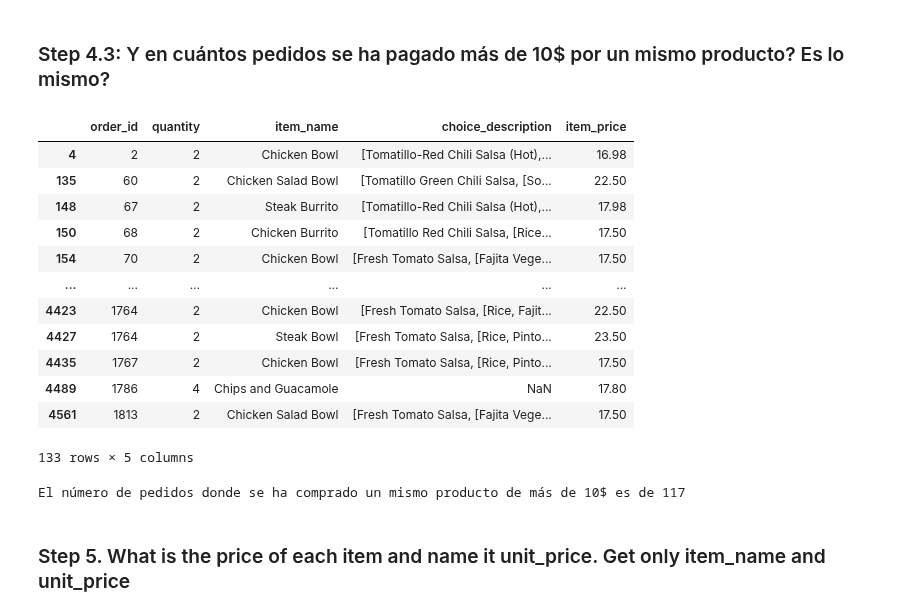
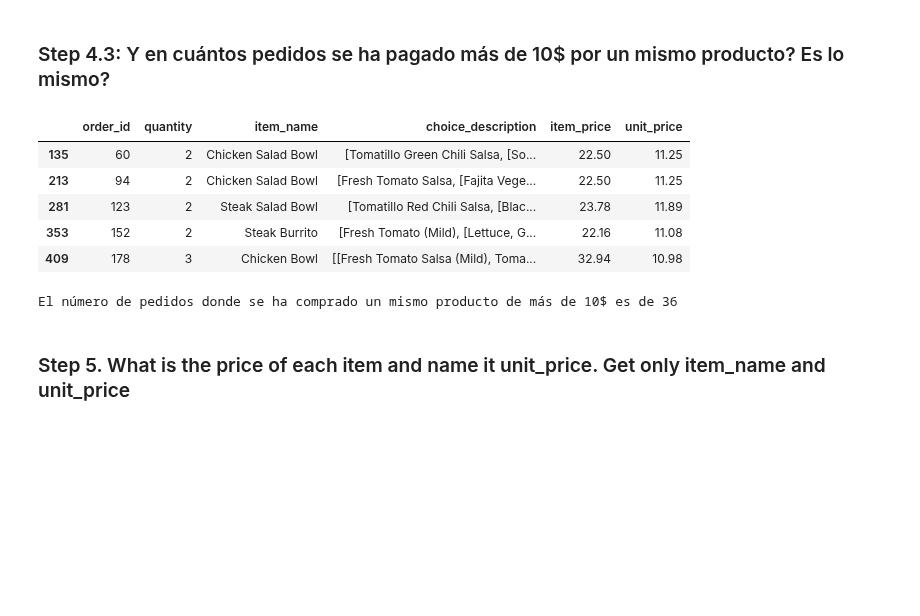
Before and after one commit to alexadodu/2026-10-BILBAO-FT-Data-Science, a Jupyter notebook: 2-Data_Analysis/2-Pandas/Practica/1-Chipotle/Chipotle_alexa.ipynb, the cells around one changed output. Saved outputs shown, nothing was run; the diff lists cells and outputs as text; code cells hidden in the pictures; blank space fills up the shorter version.

```diff
--- a/2-Data_Analysis/2-Pandas/Practica/1-Chipotle/Chipotle_alexa.ipynb
+++ b/2-Data_Analysis/2-Pandas/Practica/1-Chipotle/Chipotle_alexa.ipynb
@@ -48,4 +52,4 @@ memory usage: 180.7 KB
 chipo["item_price"] = chipo["item_price"].str.replace("$","")
 chipo["item_price"]= chipo["item_price"].astype(float)
 
-chipo["item_price"]
+chipo["unit_price"] = chipo["item_price"] / chipo["quantity"]
@@ -105,28 +103,21 @@ pedidos_precio[pedidos_precio > 10].size # da el número de pedidos de más de 1
 # %%
 # No, son productos de más de 10$ que se haya comprado más de 2 veces en un mismo order_id
 productos_mas_de_10 = chipo[chipo["quantity"] >= 2]
-productos_mas_de_10 = productos_mas_de_10[productos_mas_de_10["item_price"] > 10]
-productos_mas_de_10
+productos_mas_de_10 = productos_mas_de_10[productos_mas_de_10["unit_price"] > 10]
+productos_mas_de_10.head()
 # %% [output]
-|  | order_id | quantity | item_name | choice_description | item_price |
-| 4 | 2 | 2 | Chicken Bowl | [Tomatillo-Red Chili Salsa (Hot),... | 16.98 |
-| 135 | 60 | 2 | Chicken Salad Bowl | [Tomatillo Green Chili Salsa, [So... | 22.50 |
-| 148 | 67 | 2 | Steak Burrito | [Tomatillo-Red Chili Salsa (Hot),... | 17.98 |
-| 150 | 68 | 2 | Chicken Burrito | [Tomatillo Red Chili Salsa, [Rice... | 17.50 |
-| 154 | 70 | 2 | Chicken Bowl | [Fresh Tomato Salsa, [Fajita Vege... | 17.50 |
-| ... | ... | ... | ... | ... | ... |
-| 4423 | 1764 | 2 | Chicken Bowl | [Fresh Tomato Salsa, [Rice, Fajit... | 22.50 |
-| 4427 | 1764 | 2 | Steak Bowl | [Fresh Tomato Salsa, [Rice, Pinto... | 23.50 |
-| 4435 | 1767 | 2 | Chicken Bowl | [Fresh Tomato Salsa, [Rice, Pinto... | 17.50 |
-| 4489 | 1786 | 4 | Chips and Guacamole | NaN | 17.80 |
-| 4561 | 1813 | 2 | Chicken Salad Bowl | [Fresh Tomato Salsa, [Fajita Vege... | 17.50 |
+|  | order_id | quantity | item_name | choice_description | item_price | unit_price |
+| 135 | 60 | 2 | Chicken Salad Bowl | [Tomatillo Green Chili Salsa, [So... | 22.50 | 11.25 |
+| 213 | 94 | 2 | Chicken Salad Bowl | [Fresh Tomato Salsa, [Fajita Vege... | 22.50 | 11.25 |
+| 281 | 123 | 2 | Steak Salad Bowl | [Tomatillo Red Chili Salsa, [Blac... | 23.78 | 11.89 |
+| 353 | 152 | 2 | Steak Burrito | [Fresh Tomato (Mild), [Lettuce, G... | 22.16 | 11.08 |
+| 409 | 178 | 3 | Chicken Bowl | [[Fresh Tomato Salsa (Mild), Toma... | 32.94 | 10.98 |
-133 rows × 5 columns
 # %%
 num_pedidos = productos_mas_de_10["order_id"].nunique()
 
 print("El número de pedidos donde se ha comprado un mismo producto de más de 10$ es de",
       num_pedidos)
 # %% [output]
-El número de pedidos donde se ha comprado un mismo producto de más de 10$ es de 117
+El número de pedidos donde se ha comprado un mismo producto de más de 10$ es de 36
 # %% [markdown]
 ### Step 5. What is the price of each item and name it unit_price. Get only item_name and unit_price
```
Also changed, not shown: parts of 20 cells of this notebook, 7 other files.
